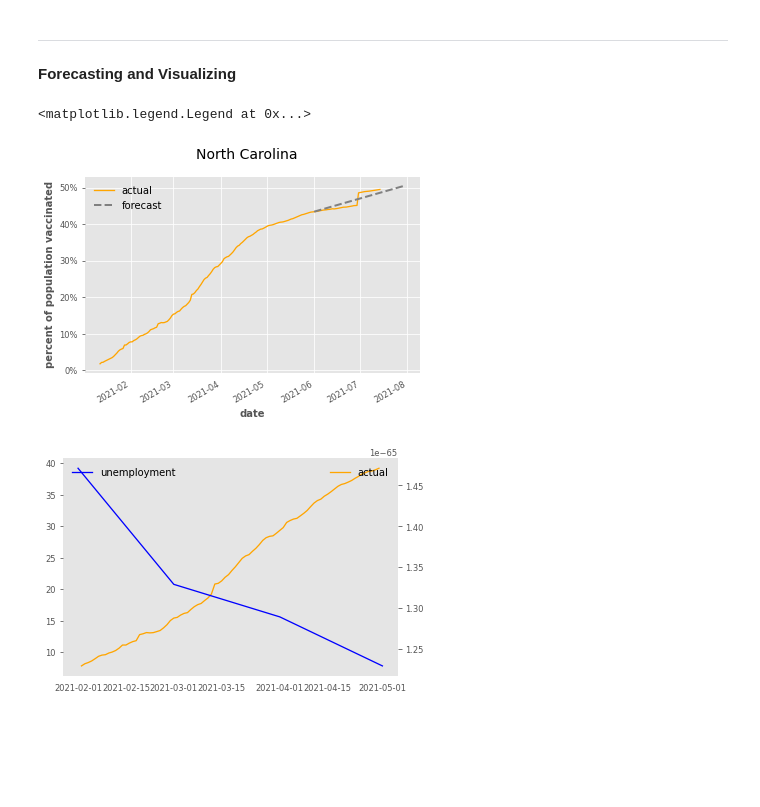
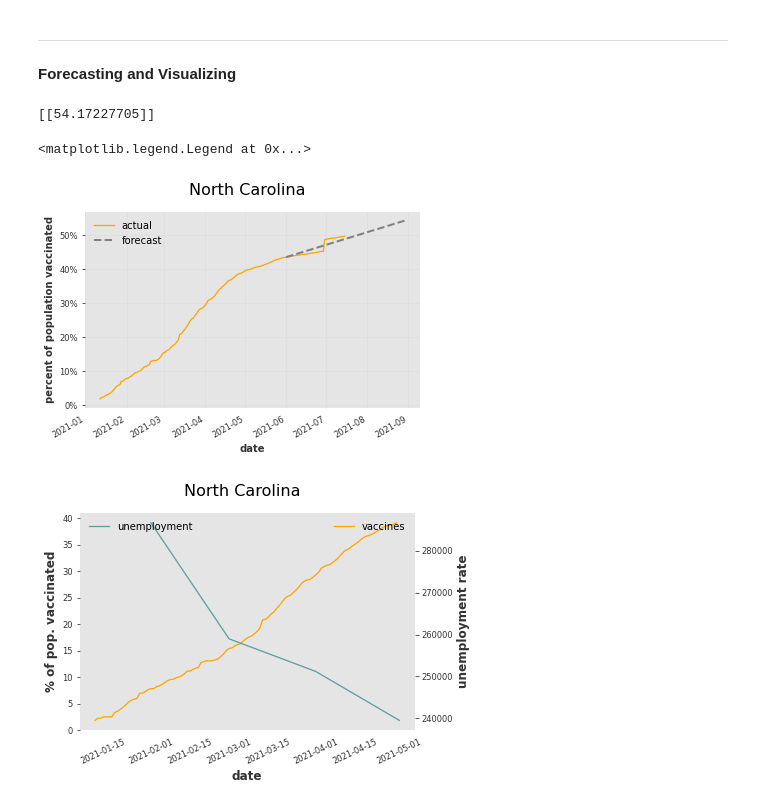
Before and after one commit to yangboyubyron/covid-19-vaccine-predictions, a Jupyter notebook: Covid-19 Dataset.ipynb, the cells around one changed output. Cells and saved outputs as stored; diff of their text form; code cells hidden in the pictures; blank space fills up the shorter version.

```diff
--- a/Covid-19 Dataset.ipynb
+++ b/Covid-19 Dataset.ipynb
@@ -187,46 +178,53 @@ Best model (Auto-ARIMA) obtains MAPE: 2.13%
 ***
 __Forecasting and Visualizing__
 # %%
-#predict next 60 days of vaccinations
-pred = best_model.predict(60)
+#predict next X days of vaccinations
+pred = best_model.predict(90)
+
+t = pred[-1]
+print(t.values())
 
 #train.plot(label='actual')
 plot_state(state_name, vis, 'actual', 'orange')
 pred.plot(label='forecast', lw=2, linestyle='dashed', color='gray')
 
-plt.suptitle(state.location.iloc[0], fontsize='14')
+plt.suptitle(state.location.iloc[0], fontsize='16')
 plt.ylabel('percent of population vaccinated', fontsize='10')
 plt.gca().set_yticklabels(['{:0.0f}%'.format(x) for x in plt.gca().get_yticks()])
 plt.xlabel('date', fontsize='10')
 plt.legend()
 # %% [output]
-<matplotlib.legend.Legend at 0x...>
+[[54.17227705]]
+<matplotlib.legend.Legend at 0x...>
-[figure, old version]
+[figure, new version]
 # %%
 # plot covid-19 vaccine data
 fig, ax = plt.subplots()
+plt.xticks(rotation=25)
+plt.xlabel('date')
 
-mask1 = (get_data['date'] > '2021-02-01 00:00:00') & (get_data['date'] < '2021-05-01 00:00:00')
-get_data = get_data.loc[mask1]
-ax.plot(get_data.date, get_data.percent, color='orange', label='actual')
+get_data = get_data.loc[get_data.date < df.date.max()]
+ax.plot(get_data.date, get_data.percent, color='orange', label='vaccines')
 #pred.plot(label='forecast', lw=2, linestyle='dashed', color='gray')
 
 # percent of population unemployed
 # attempt at calculating unemployment rate over plotting raw unemployment
 state_population_val = merged.loc[merged.location == state_name].population.iloc[0]
-df.value = df.value / state_population_val * 100
+#df.value = df.value / state_population_val * 100
+
+df = df.loc[df.date > get_data.date.min()]
 
 ax2 = ax.twinx()
-mask = (df['date'] > '2021-01-12 00:00:00')
-df = df.loc[mask]
+ax2.plot(df.date, df.value, color='cadetblue', label='unemployment')
 
-ax2.plot(df.date, df.value, color='blue', label='unemployment')
-
-#plt.legend()
 ax.grid(False)
 ax2.grid(False)
 ax.legend(loc='upper right')
 ax2.legend(loc='upper left')
+
+plt.suptitle(state_name, fontsize='16')
+ax.set_ylabel('% of pop. vaccinated')
+ax2.set_ylabel('unemployment rate')
 plt.show()
 # %% [output]
-[figure, old version]
+[figure, new version]
```
Also changed, not shown: parts of 3 cells of this notebook.
